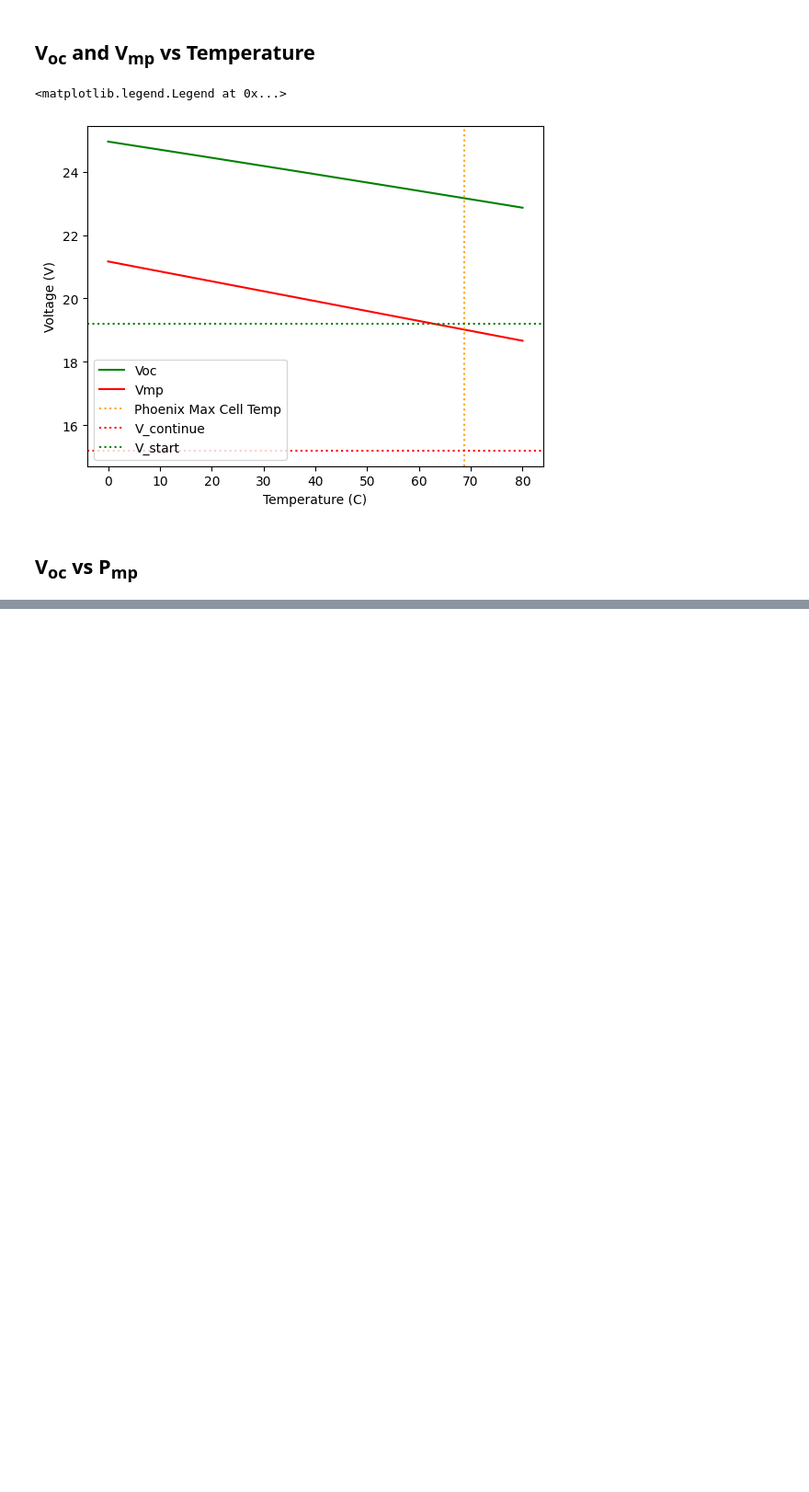
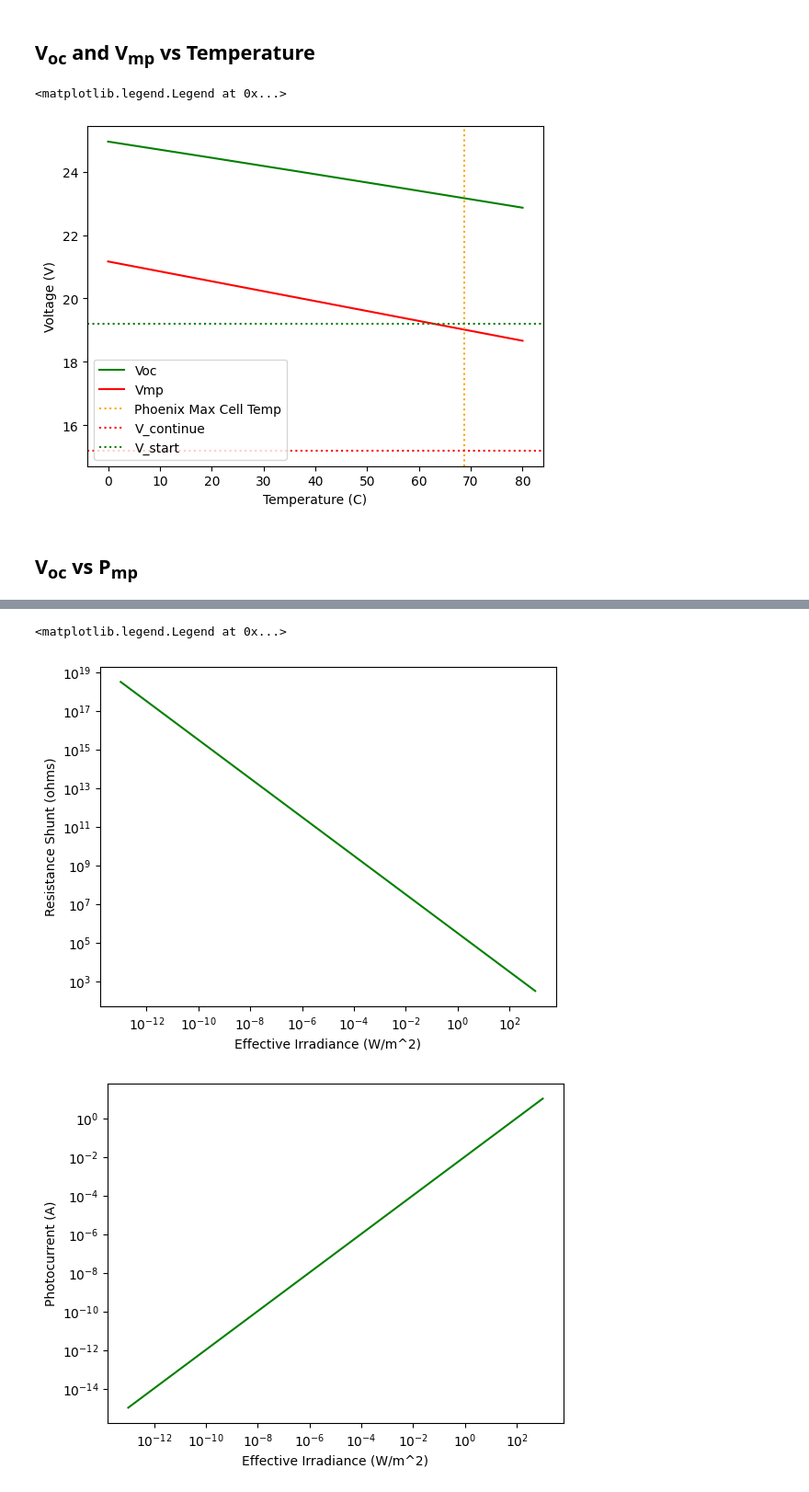
Before and after one commit to natecostello/pv-partial-shading, a Jupyter notebook: voc_vmp_vs_irradiance.ipynb, the cells around one changed output, grey strips where cells are left out. Shown at 92% size. Drawn from its saved outputs; the diff is of its cells as text; code cells hidden in the pictures; blank space fills up the shorter version.

```diff
--- a/voc_vmp_vs_irradiance.ipynb
+++ b/voc_vmp_vs_irradiance.ipynb
@@ -274,0 +317,72 @@ plt.legend()
+# %%
+# plot Rsh vs Geff with a log-log
+plt.figure()
+plt.plot(Geff, SDE_params['resistance_shunt'], label='Rsh', color='g')
+plt.xscale('log')
+plt.yscale('log')
+# label the axes
+plt.xlabel('Effective Irradiance (W/m^2)')
+plt.ylabel('Resistance Shunt (ohms)')
+
+# plot I_L vs Geff with a log scale on the x-axis
+plt.figure()
+plt.plot(Geff, SDE_params['photocurrent'], label='I_L', color='g')
+plt.xscale('log')
+plt.yscale('log')
+# label the axes
+plt.xlabel('Effective Irradiance (W/m^2)')
+plt.ylabel('Photocurrent (A)')
+
+# plot the product of I_L and Rsh vs Geff with a log scale on the x-axis
+plt.figure()
+plt.plot(Geff, SDE_params['photocurrent']*SDE_params['resistance_shunt'], label='I_L * Rsh', color='g')
+plt.xscale('log')
+# label the axes
+plt.xlabel('Effective Irradiance (W/m^2)')
+plt.ylabel('Photocurrent * Rsh (V)')
+
+
+
+# plot voc vs geff with a log scale on the x-axis
+plt.figure()
+plt.plot(Geff, curve_info['v_oc'], label='Voc', color='g')
+
+# add a second line for the IV curve with a constant Rsh
+plt.plot(Geff, curve_info_constant_rsh['v_oc'], label='Voc (constant Rsh)', color='r')
+
+# label the axes
+plt.xlabel('Effective Irradiance (W/m^2)')
+plt.ylabel('Voltage (V)')
+
+# set the x-axis to log scale
+plt.xscale('log')
+
+# plot over the range 0 to v_start and the corresponding irradiance
+plt.ylim(0, 25)
+plt.xlim(Geff_lower, Geff_upper)
+
+# add a legend
+plt.legend()
+
+# plot voc vs geff with with a linear scale on the x-axis
+plt.figure()
+plt.plot(Geff,curve_info['v_oc'], label='Voc', color='g')
+
+# add a second line for the IV curve with a constant Rsh
+plt.plot(Geff, curve_info_constant_rsh['v_oc'], label='Voc (constant Rsh)', color='r')
+
+# label the axes
+plt.xlabel('Effective Irradiance (W/m^2)')
+plt.ylabel('Voltage (V)')
+
+# plot over the range 0 to v_start and the corresponding irradiance
+plt.ylim(0, 25)
+plt.xlim(0, Geff_upper)
+
+
+# add a legend
+plt.legend()
+# %% [output]
+<matplotlib.legend.Legend at 0x...>
+[figure, added]
+[figure, added]
```
Also changed, not shown: parts of 9 cells of this notebook, 1 other file.
